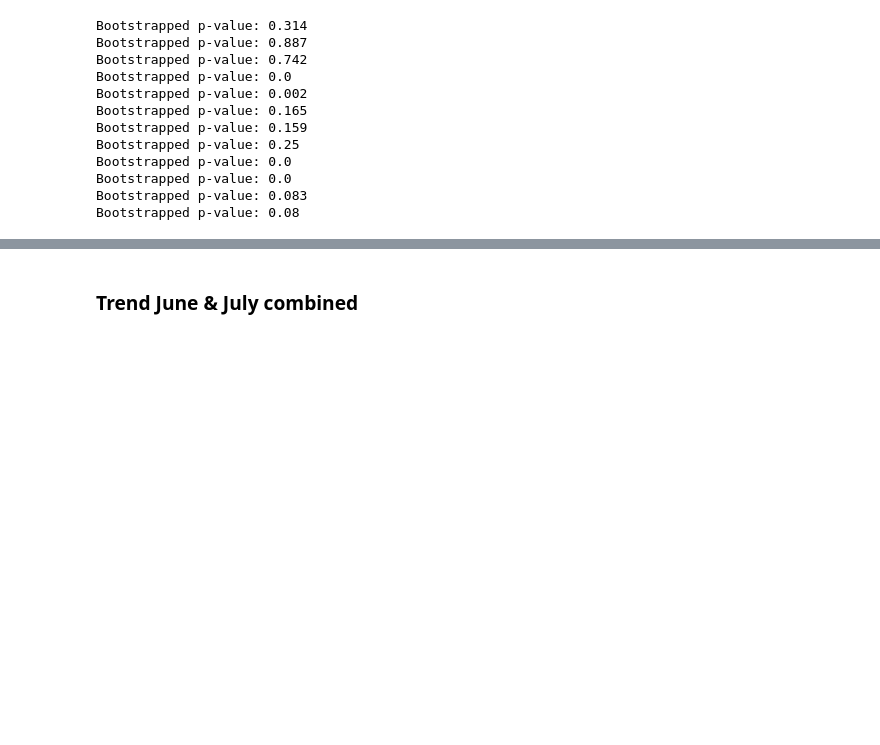
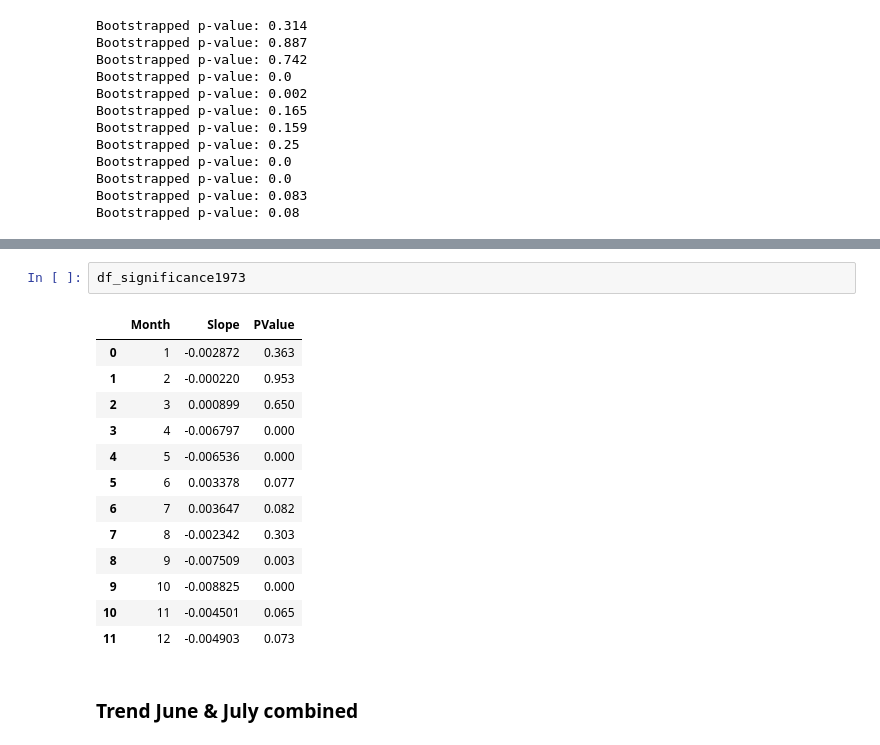
Before and after one commit to LeoausderDose/Praktikum_AWI, a Jupyter notebook: DNT_Bootstraping.ipynb, the cells around one changed output, grey strips where cells are left out. Drawn from its saved outputs; the diff is of its cells as text; blank space fills up the shorter version.

```diff
--- a/DNT_Bootstraping.ipynb
+++ b/DNT_Bootstraping.ipynb
@@ -1131,3 +1147,19 @@ Bootstrapped p-value: 0.097
+# %%
+df_significance1973
+# %% [output]
+|  | Month | Slope | PValue |
+| 0 | 1 | -0.002872 | 0.363 |
+| 1 | 2 | -0.000220 | 0.953 |
+| 2 | 3 | 0.000899 | 0.650 |
+| 3 | 4 | -0.006797 | 0.000 |
+| 4 | 5 | -0.006536 | 0.000 |
+| 5 | 6 | 0.003378 | 0.077 |
+| 6 | 7 | 0.003647 | 0.082 |
+| 7 | 8 | -0.002342 | 0.303 |
+| 8 | 9 | -0.007509 | 0.003 |
+| 9 | 10 | -0.008825 | 0.000 |
+| 10 | 11 | -0.004501 | 0.065 |
+| 11 | 12 | -0.004903 | 0.073 |
 # %% [markdown]
 ### Trend June & July combined
 # %%
```
Also changed, not shown: parts of 4 cells of this notebook.
